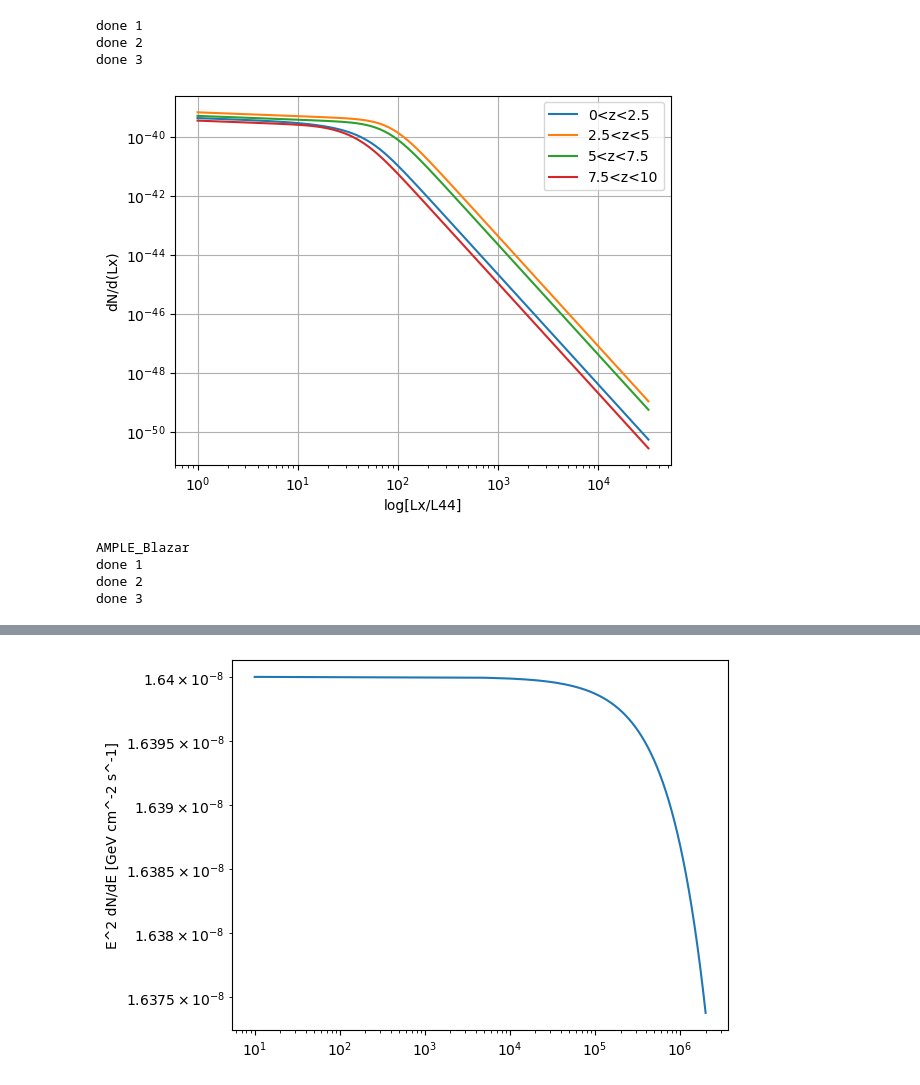
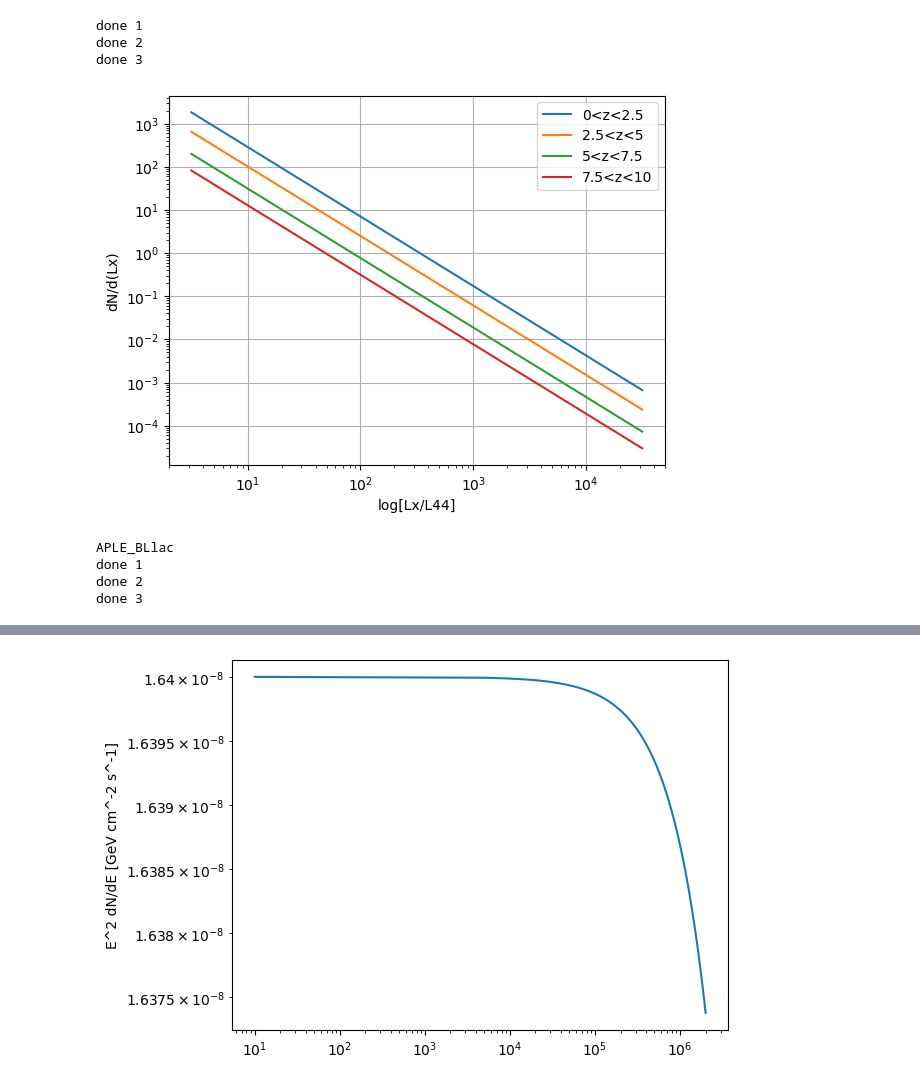
Before and after one commit to henan99/Project-related-to-first-semester-of-masters, a Jupyter notebook: Henrik_XLF_current.ipynb, the cells around one changed output, grey strips where cells are left out. Saved outputs shown, nothing was run; the diff lists cells and outputs as text; code cells hidden in the pictures.

```diff
--- a/Henrik_XLF_current.ipynb
+++ b/Henrik_XLF_current.ipynb
@@ -174,7 +174,7 @@ df = pd.DataFrame(data)
 print(df.to_latex(index=False))
 
 
-selected_model = 'AMPLE_Blazar'
+selected_model = 'APLE_BLlac'
 #different models 'RG_SLDDE', 'AMPLE_Blazar', 'AMPLE_FSRQ', 'APLE_BLlac'
 
 
@@ -192,7 +192,7 @@ L_c = constants['Lc']
 alpha =constants['alpha']
 corr_fac = constants['corr_fac']
 
-N_steps = 100
+N_steps = 30
 L_x  = np.logspace(constants["L_lower"],constants["L_higher"],N_steps)
 
 
@@ -233,34 +233,38 @@ def prefrom_int(func, list,z_lower,z_upper):
 
 
 integral_results_z_1 = prefrom_int(z_func, L_x,z_lower,z_upper)
+integral_results_z_1  = np.array(integral_results_z_1)
 print("done 1")
 integral_results_z_2 =  prefrom_int(z_func, L_x,z_lower+ 2.5,z_upper+2.5)
+integral_results_z_2 = np.array(integral_results_z_2)
 print("done 2")
 integral_results_z_3 = prefrom_int(z_func, L_x,z_lower+5,z_upper+5)
+integral_results_z_3 = np.array(integral_results_z_3)
 print("done 3")
 integral_results_z_4 =  prefrom_int(z_func, L_x,z_lower+7.5,z_upper+7.5)
+integral_results_z_4 = np.array(integral_results_z_4)
 # %% [output]
 done 1
 done 2
 done 3
 # %%
 plt.figure(1)
-plt.plot(x,integral_results_z_1,label = "0<z<2.5")
-plt.plot(x,(integral_results_z_2),label = "2.5<z<5")
-plt.plot(x,(integral_results_z_3),label = "5<z<7.5")
-plt.plot(x,(integral_results_z_4),label = "7.5<z<10")
+plt.plot(x,L_x*integral_results_z_1,label = "0<z<2.5")
+plt.plot(x,L_x*(integral_results_z_2),label = "2.5<z<5")
+plt.plot(x,L_x*(integral_results_z_3),label = "5<z<7.5")
+plt.plot(x,L_x*(integral_results_z_4),label = "7.5<z<10")
 plt.ylabel("dN/d(Lx)")
 plt.xlabel("log[Lx/L44]")
 #plt.yticks(np.arange(min(integral_results_z_1), max(integral_results_z_4)+1, 1.0))
 plt.yscale("log",base =10)
 #plt.xlim(0.5)
 #plt.ylim(1e1,5e8)
 plt.xscale("log",base =10)
 plt.legend()
 plt.grid()
 plt.show()
 # %% [output]
-[figure, old version]
+[figure, new version]
 # %%
 
 
@@ -311,7 +315,7 @@ integral_results_lx3 =  prefrom_int(lx_func, Z_list,10**a5,10**a6)
 print("done 3")
 integral_results_lx4 =  prefrom_int(lx_func, Z_list,10**a1,10**a6)
 # %% [output]
-AMPLE_Blazar
+APLE_BLlac
 done 1
 done 2
 done 3
```
Also changed, not shown: parts of 12 cells of this notebook, 10 other files.
